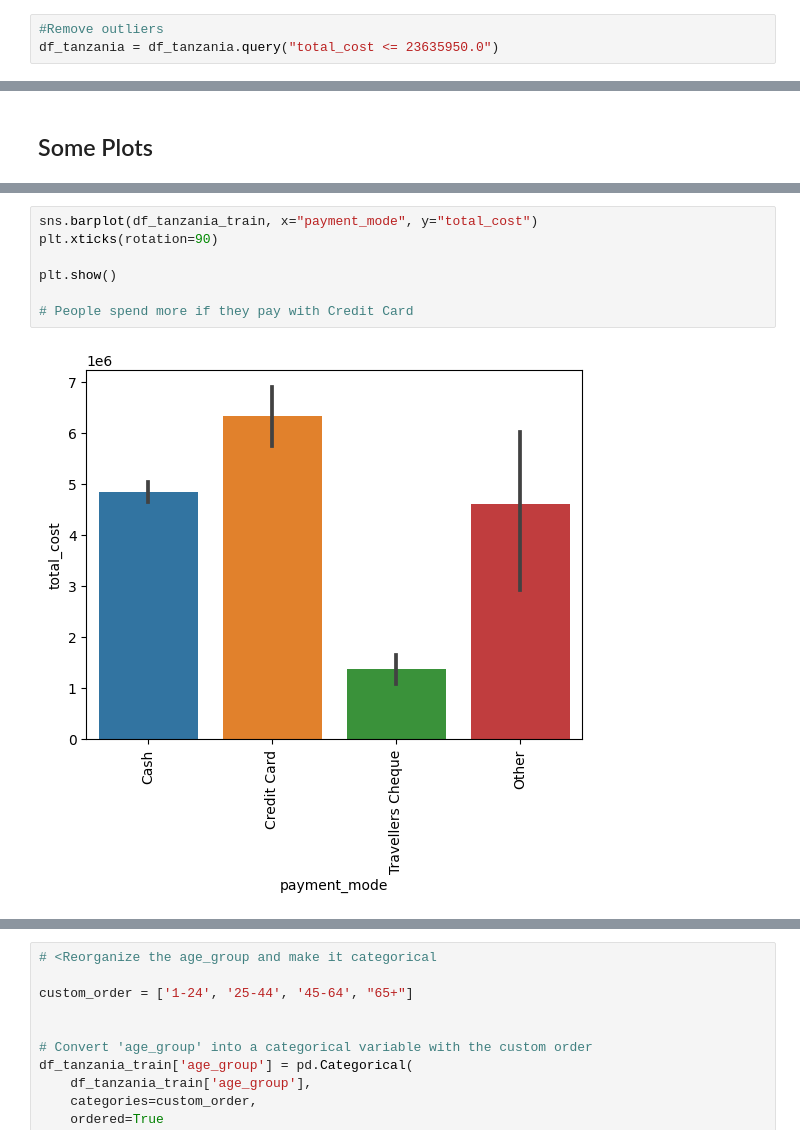
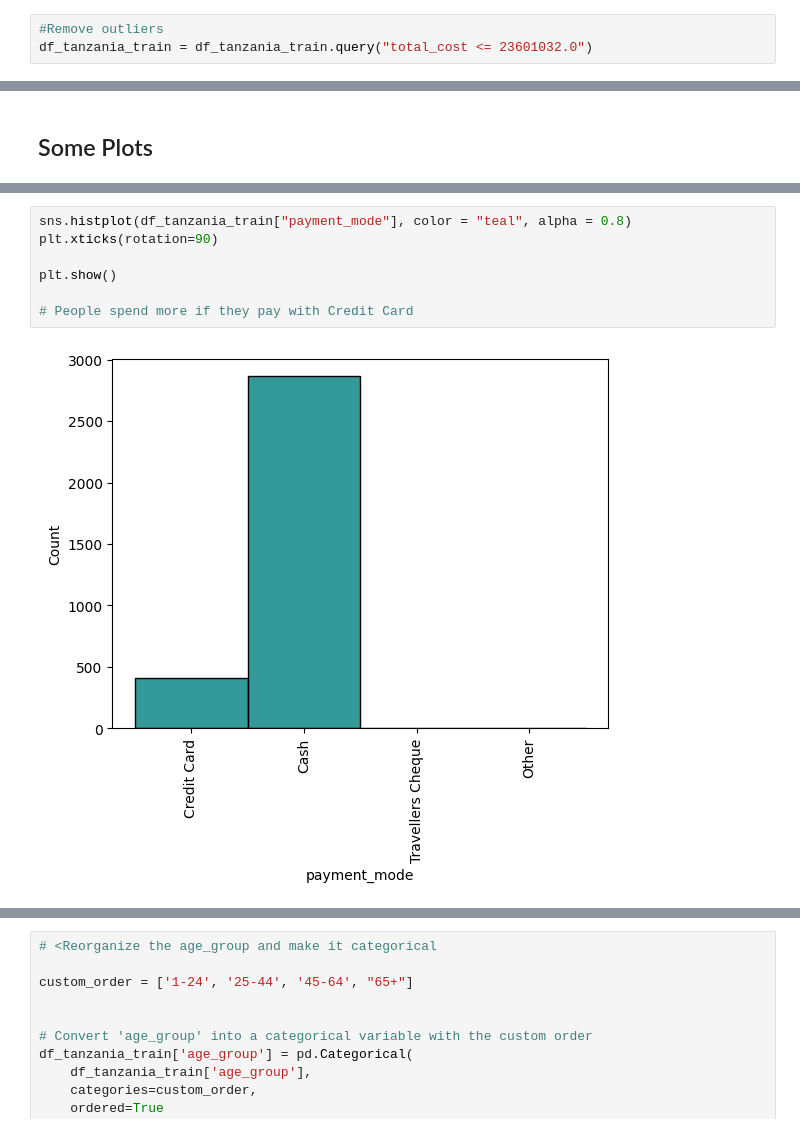
Before and after one commit to marinamoya/tanzania-turism-ml-project, a Jupyter notebook: Train_features_EDA _Baseline.ipynb, the cells around one changed output, grey strips where cells are left out. Saved outputs shown, nothing was run; the diff lists cells and outputs as text.

Commit message:
latest chagnes to Tanzania Project

```diff
--- a/Train_features_EDA _Baseline.ipynb
+++ b/Train_features_EDA _Baseline.ipynb
@@ -84,3 +117,3 @@ Upper Whisker total cost 23635950.0
 # %%
 #Remove outliers
-df_tanzania = df_tanzania.query("total_cost <= 23635950.0")
+df_tanzania_train = df_tanzania_train.query("total_cost <= 23601032.0")
@@ -241,9 +342,9 @@ plt.show()
 # %%
-sns.barplot(df_tanzania_train, x="payment_mode", y="total_cost")
+sns.histplot(df_tanzania_train["payment_mode"], color = "teal", alpha = 0.8)
 plt.xticks(rotation=90)
 
 plt.show()
 
 # People spend more if they pay with Credit Card
 # %% [output]
-[figure, old version]
+[figure, new version]
```
Also changed, not shown: parts of 46 cells of this notebook, 25 other files.
